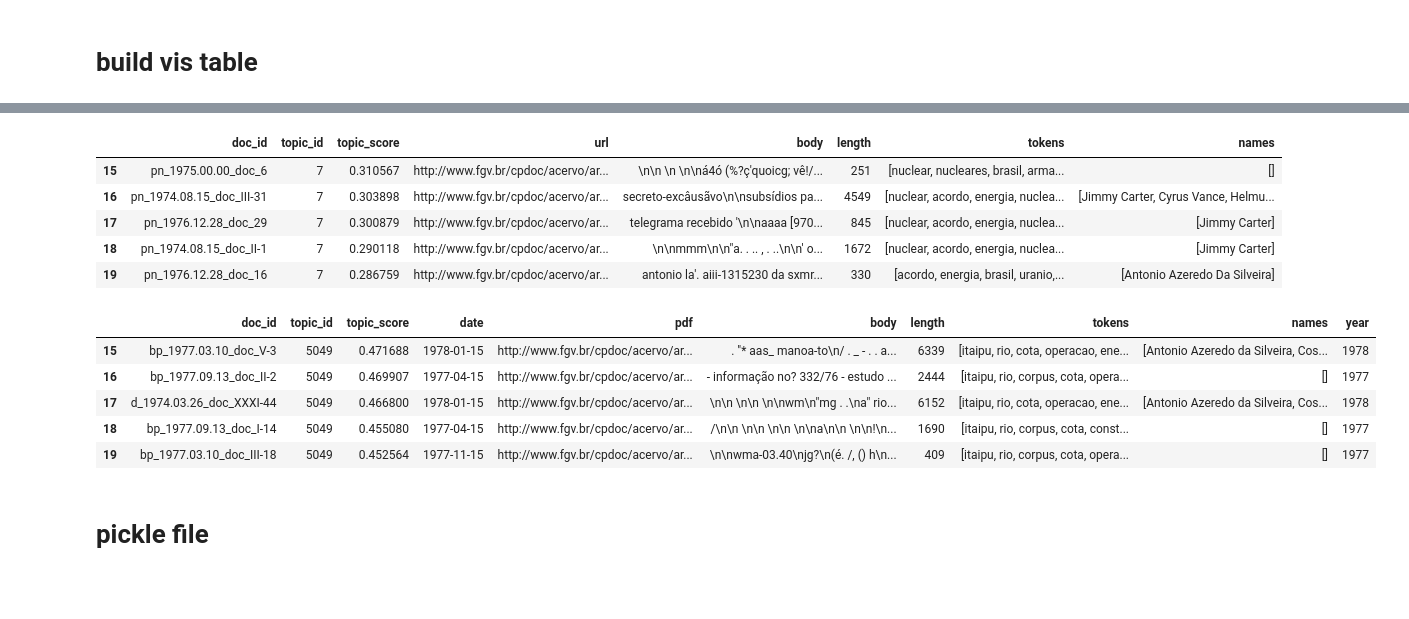
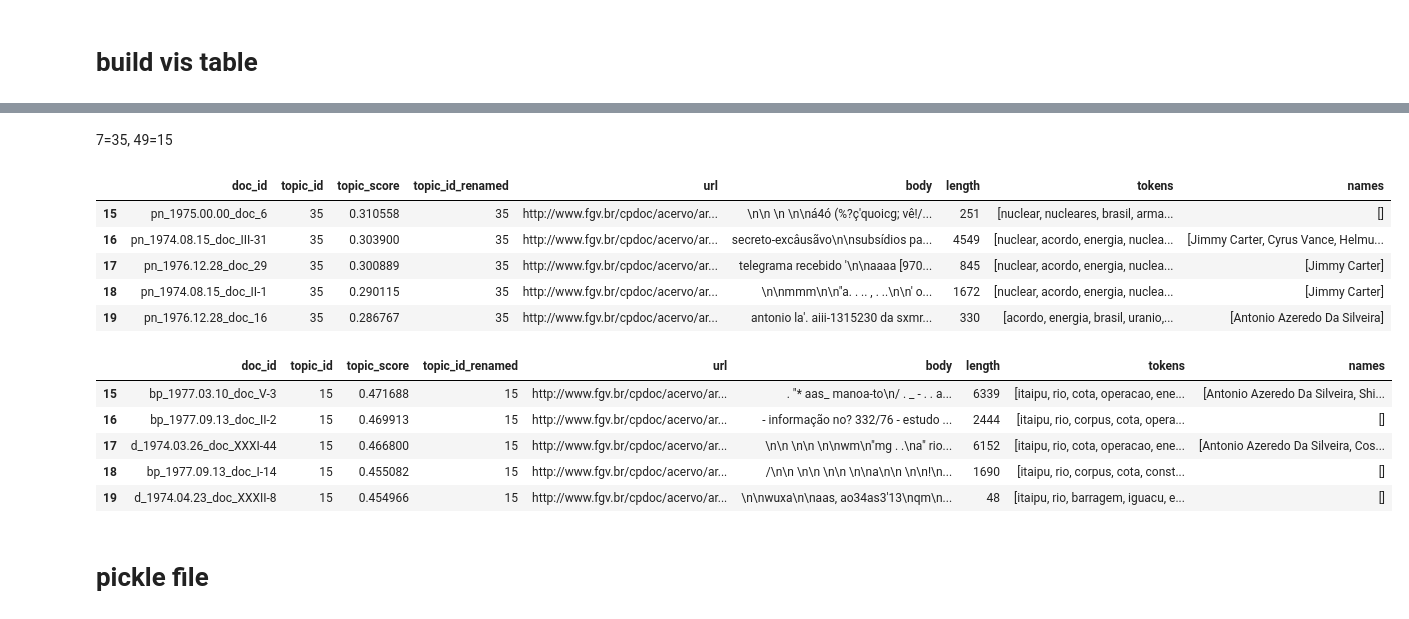
Before and after one commit to Marcelobbr/thesis, a Jupyter notebook: notebooks/thesis-vis.ipynb, the cells around one changed output, grey strips where cells are left out. Cells and saved outputs as stored; diff of their text form; code cells hidden in the pictures; blank space fills up the shorter version.

```diff
--- a/notebooks/thesis-vis.ipynb
+++ b/notebooks/thesis-vis.ipynb
@@ -36,0 +44,2 @@ person_doc = pd.read_sql_query("SELECT * FROM person_doc", conn)
+# %%
+topics_list = topics['old_id'].to_list()
@@ -62,3 +59,0 @@ docs.head()
-# %%
-topic_doc = topic_doc.sort_values(['topic_id', 'topic_score'], ascending=[True, False])
-topic_doc.head()
@@ -156,7 +144,7 @@ def retrieve_tokens(text, df):
 # %% [markdown]
 # build vis table
 # %%
-def build_vis_table(topic_id, df):
+def build_vis_table(topic_id, renamed_id, df):
     topic_tokens = lda_model.print_topics(-1, num_words=20)[topic_id]
 
     tokens = []
@@ -194,13 +182,17 @@ def build_vis_table(topic_id, df):
     df = df.astype({'names': 'object'})
     for row in df.loc[df.names.isnull(), 'names'].index:
         df.at[row, 'names'] = []
+#     df['topic_id'] = df['topic_id_renamed']
+#     df.drop('topic_id_renamed', axis=1, inplace=True)
+    df['topic_id'] = renamed_id
 
     return df
 # %%
 topic_vis_dict = {}
 # %%
 for i in range(100):
-    topic_vis_dict[i] = build_vis_table(i, topic_doc)
+    renamed_id = topics_list.index(i)
+    topic_vis_dict[renamed_id] = build_vis_table(i, renamed_id, topic_doc)
 # %%
 topic_vis_dict.keys()
 # %% [output]
@@ -208,21 +200,23 @@ dict_keys([0, 1, 2, 3, 4, 5, 6, 7, 8, 9, 10, 11, 12, 13, 14, 15, 16, 17, 18, 19,
+# %% [markdown]
+7=35, 49=15
 # %%
-topic_vis_dict[7].tail()
+topic_vis_dict[35].tail()
 # %% [output]
-|  | doc_id | topic_id | topic_score | url | body | length | tokens | names |
-| 15 | pn_1975.00.00_doc_6 | 7 | 0.310567 | http://www.fgv.br/cpdoc/acervo/ar... | \n\n \n \n\ná4ó (%?ç'quoicg; vê!/... | 251 | [nuclear, nucleares, brasil, arma... | [] |
-| 16 | pn_1974.08.15_doc_III-31 | 7 | 0.303898 | http://www.fgv.br/cpdoc/acervo/ar... | secreto-excâusãvo\n\nsubsídios pa... | 4549 | [nuclear, acordo, energia, nuclea... | [Jimmy Carter, Cyrus Vance, Helmu... |
-| 17 | pn_1976.12.28_doc_29 | 7 | 0.300879 | http://www.fgv.br/cpdoc/acervo/ar... | telegrama recebido '\n\naaaa [970... | 845 | [nuclear, acordo, energia, nuclea... | [Jimmy Carter] |
-| 18 | pn_1974.08.15_doc_II-1 | 7 | 0.290118 | http://www.fgv.br/cpdoc/acervo/ar... | \n\nmmm\n\n"a. . .. , . ..\n\n' o... | 1672 | [nuclear, acordo, energia, nuclea... | [Jimmy Carter] |
-| 19 | pn_1976.12.28_doc_16 | 7 | 0.286759 | http://www.fgv.br/cpdoc/acervo/ar... | antonio la'. aiii-1315230 da sxmr... | 330 | [acordo, energia, brasil, uranio,... | [Antonio Azeredo Da Silveira] |
+|  | doc_id | topic_id | topic_score | topic_id_renamed | url | body | length | tokens | names |
+| 15 | pn_1975.00.00_doc_6 | 35 | 0.310558 | 35 | http://www.fgv.br/cpdoc/acervo/ar... | \n\n \n \n\ná4ó (%?ç'quoicg; vê!/... | 251 | [nuclear, nucleares, brasil, arma... | [] |
+| 16 | pn_1974.08.15_doc_III-31 | 35 | 0.303900 | 35 | http://www.fgv.br/cpdoc/acervo/ar... | secreto-excâusãvo\n\nsubsídios pa... | 4549 | [nuclear, acordo, energia, nuclea... | [Jimmy Carter, Cyrus Vance, Helmu... |
+| 17 | pn_1976.12.28_doc_29 | 35 | 0.300889 | 35 | http://www.fgv.br/cpdoc/acervo/ar... | telegrama recebido '\n\naaaa [970... | 845 | [nuclear, acordo, energia, nuclea... | [Jimmy Carter] |
+| 18 | pn_1974.08.15_doc_II-1 | 35 | 0.290115 | 35 | http://www.fgv.br/cpdoc/acervo/ar... | \n\nmmm\n\n"a. . .. , . ..\n\n' o... | 1672 | [nuclear, acordo, energia, nuclea... | [Jimmy Carter] |
+| 19 | pn_1976.12.28_doc_16 | 35 | 0.286767 | 35 | http://www.fgv.br/cpdoc/acervo/ar... | antonio la'. aiii-1315230 da sxmr... | 330 | [acordo, energia, brasil, uranio,... | [Antonio Azeredo Da Silveira] |
 # %%
-topic_vis_dict[49].tail()
+topic_vis_dict[15].tail()
 # %% [output]
-|  | doc_id | topic_id | topic_score | date | pdf | body | length | tokens | names | year |
-| 15 | bp_1977.03.10_doc_V-3 | 5049 | 0.471688 | 1978-01-15 | http://www.fgv.br/cpdoc/acervo/ar... | . "* aas_ manoa-to\n/ . _ - . . a... | 6339 | [itaipu, rio, cota, operacao, ene... | [Antonio Azeredo da Silveira, Cos... | 1978 |
-| 16 | bp_1977.09.13_doc_II-2 | 5049 | 0.469907 | 1977-04-15 | http://www.fgv.br/cpdoc/acervo/ar... | - informação no? 332/76 - estudo ... | 2444 | [itaipu, rio, corpus, cota, opera... | [] | 1977 |
-| 17 | d_1974.03.26_doc_XXXI-44 | 5049 | 0.466800 | 1978-01-15 | http://www.fgv.br/cpdoc/acervo/ar... | \n\n \n\n \n\nwm\n"mg . .\na" rio... | 6152 | [itaipu, rio, cota, operacao, ene... | [Antonio Azeredo da Silveira, Cos... | 1978 |
-| 18 | bp_1977.09.13_doc_I-14 | 5049 | 0.455080 | 1977-04-15 | http://www.fgv.br/cpdoc/acervo/ar... | /\n\n \n\n \n\n \n\na\n\n \n\n!\n... | 1690 | [itaipu, rio, corpus, cota, const... | [] | 1977 |
-| 19 | bp_1977.03.10_doc_III-18 | 5049 | 0.452564 | 1977-11-15 | http://www.fgv.br/cpdoc/acervo/ar... | \n\nwma-03.40\njg?\n(é. /, () h\n... | 409 | [itaipu, rio, corpus, cota, opera... | [] | 1977 |
+|  | doc_id | topic_id | topic_score | topic_id_renamed | url | body | length | tokens | names |
+| 15 | bp_1977.03.10_doc_V-3 | 15 | 0.471688 | 15 | http://www.fgv.br/cpdoc/acervo/ar... | . "* aas_ manoa-to\n/ . _ - . . a... | 6339 | [itaipu, rio, cota, operacao, ene... | [Antonio Azeredo Da Silveira, Shi... |
+| 16 | bp_1977.09.13_doc_II-2 | 15 | 0.469913 | 15 | http://www.fgv.br/cpdoc/acervo/ar... | - informação no? 332/76 - estudo ... | 2444 | [itaipu, rio, corpus, cota, opera... | [] |
+| 17 | d_1974.03.26_doc_XXXI-44 | 15 | 0.466800 | 15 | http://www.fgv.br/cpdoc/acervo/ar... | \n\n \n\n \n\nwm\n"mg . .\na" rio... | 6152 | [itaipu, rio, cota, operacao, ene... | [Antonio Azeredo Da Silveira, Cos... |
+| 18 | bp_1977.09.13_doc_I-14 | 15 | 0.455082 | 15 | http://www.fgv.br/cpdoc/acervo/ar... | /\n\n \n\n \n\n \n\na\n\n \n\n!\n... | 1690 | [itaipu, rio, corpus, cota, const... | [] |
+| 19 | d_1974.04.23_doc_XXXII-8 | 15 | 0.454966 | 15 | http://www.fgv.br/cpdoc/acervo/ar... | \n\nwuxa\n\naas, ao34as3'13\nqm\n... | 48 | [itaipu, rio, barragem, iguacu, e... | [] |
 # %% [markdown]
 # pickle file
 # %%
```
Also changed, not shown: parts of 15 cells of this notebook, 2 other files.
